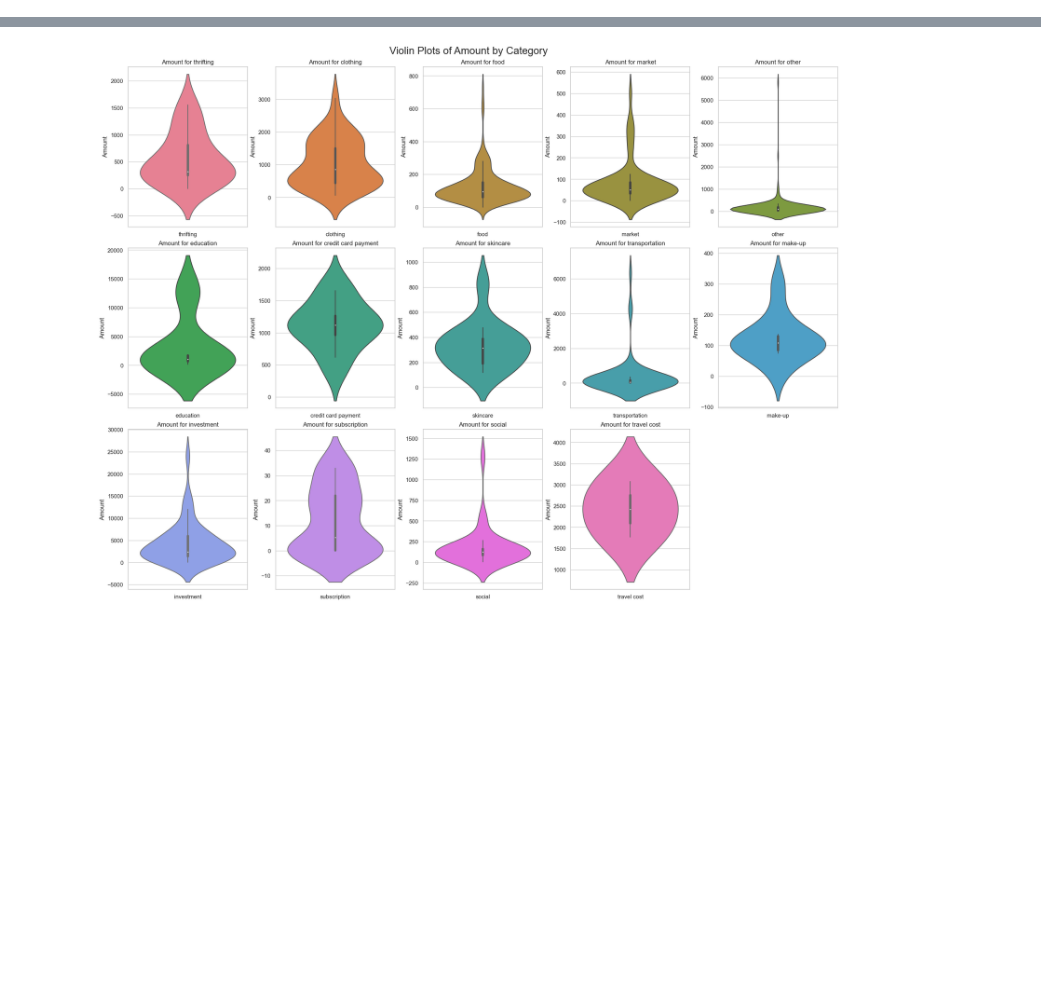
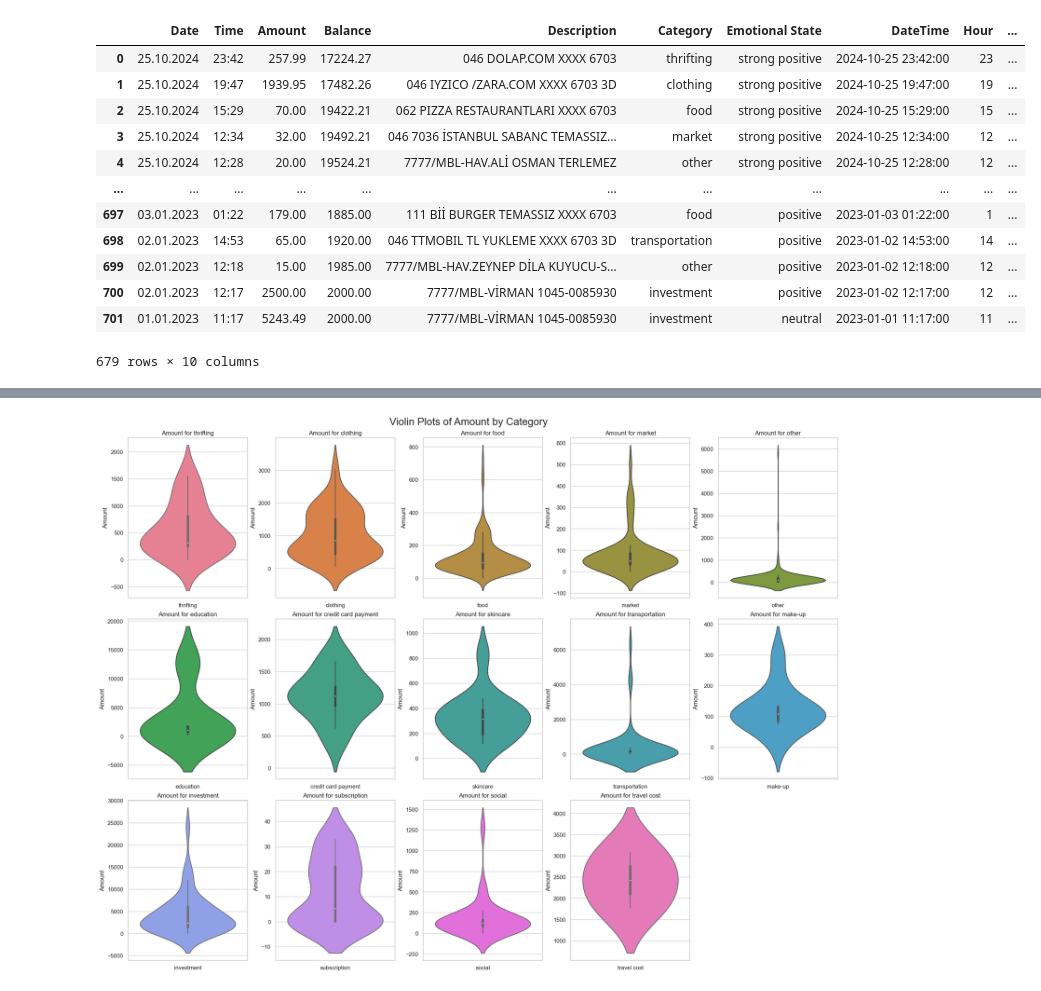
Before and after one commit to sudentrs/DSA210-Data-Science-Term-Project, a Jupyter notebook: EDA.ipynb, the cells around one changed output, grey strips where cells are left out. Drawn from its saved outputs; the diff is of its cells as text; code cells hidden in the pictures; blank space fills up the shorter version.

```diff
--- a/EDA.ipynb
+++ b/EDA.ipynb
@@ -530,0 +612,15 @@ fig.show()
+# %%
+# Ensure 'DateTime' is in datetime format
+df['DateTime'] = pd.to_datetime(df['DateTime'])
+
+# Extract the month and year from 'DateTime' for grouping
+df['YearMonth'] = df['DateTime'].dt.to_period('M')
+
+# Group by 'YearMonth' and 'Category', then sum the 'Amount'
+monthly_spending_by_category = df.groupby(['YearMonth', 'Category'])['Amount'].sum().reset_index()
+
+# Convert 'YearMonth' back to datetime for plotting
+monthly_spending_by_category['YearMonth'] = monthly_spending_by_category['YearMonth'].dt.to_timestamp()
+
+# Display the result
+print(monthly_spending_by_category)
@@ -628,3 +745,21 @@ fig.show()
+# %%
+
+df = df.dropna()
+df
+# %% [output]
+|  | Date | Time | Amount | Balance | Description | Category | Emotional State | DateTime | Hour | ... |
+| 0 | 25.10.2024 | 23:42 | 257.99 | 17224.27 | 046 DOLAP.COM XXXX 6703 | thrifting | strong positive | 2024-10-25 23:42:00 | 23 | ... |
+| 1 | 25.10.2024 | 19:47 | 1939.95 | 17482.26 | 046 IYZICO /ZARA.COM XXXX 6703 3D | clothing | strong positive | 2024-10-25 19:47:00 | 19 | ... |
+| 2 | 25.10.2024 | 15:29 | 70.00 | 19422.21 | 062 PIZZA RESTAURANTLARI XXXX 6703 | food | strong positive | 2024-10-25 15:29:00 | 15 | ... |
+| 3 | 25.10.2024 | 12:34 | 32.00 | 19492.21 | 046 7036 İSTANBUL SABANC TEMASSIZ... | market | strong positive | 2024-10-25 12:34:00 | 12 | ... |
+| 4 | 25.10.2024 | 12:28 | 20.00 | 19524.21 | 7777/MBL-HAV.ALİ OSMAN TERLEMEZ | other | strong positive | 2024-10-25 12:28:00 | 12 | ... |
+| ... | ... | ... | ... | ... | ... | ... | ... | ... | ... | ... |
+| 697 | 03.01.2023 | 01:22 | 179.00 | 1885.00 | 111 Bİİ BURGER TEMASSIZ XXXX 6703 | food | positive | 2023-01-03 01:22:00 | 1 | ... |
+| 698 | 02.01.2023 | 14:53 | 65.00 | 1920.00 | 046 TTMOBIL TL YUKLEME XXXX 6703 3D | transportation | positive | 2023-01-02 14:53:00 | 14 | ... |
+| 699 | 02.01.2023 | 12:18 | 15.00 | 1985.00 | 7777/MBL-HAV.ZEYNEP DİLA KUYUCU-S... | other | positive | 2023-01-02 12:18:00 | 12 | ... |
+| 700 | 02.01.2023 | 12:17 | 2500.00 | 2000.00 | 7777/MBL-VİRMAN 1045-0085930 | investment | positive | 2023-01-02 12:17:00 | 12 | ... |
+| 701 | 01.01.2023 | 11:17 | 5243.49 | 2000.00 | 7777/MBL-VİRMAN 1045-0085930 | investment | neutral | 2023-01-01 11:17:00 | 11 | ... |
+679 rows × 10 columns
 # %%
 import plotly.express as px
 
```
Also changed, not shown: parts of 26 cells of this notebook, 15 other files.
